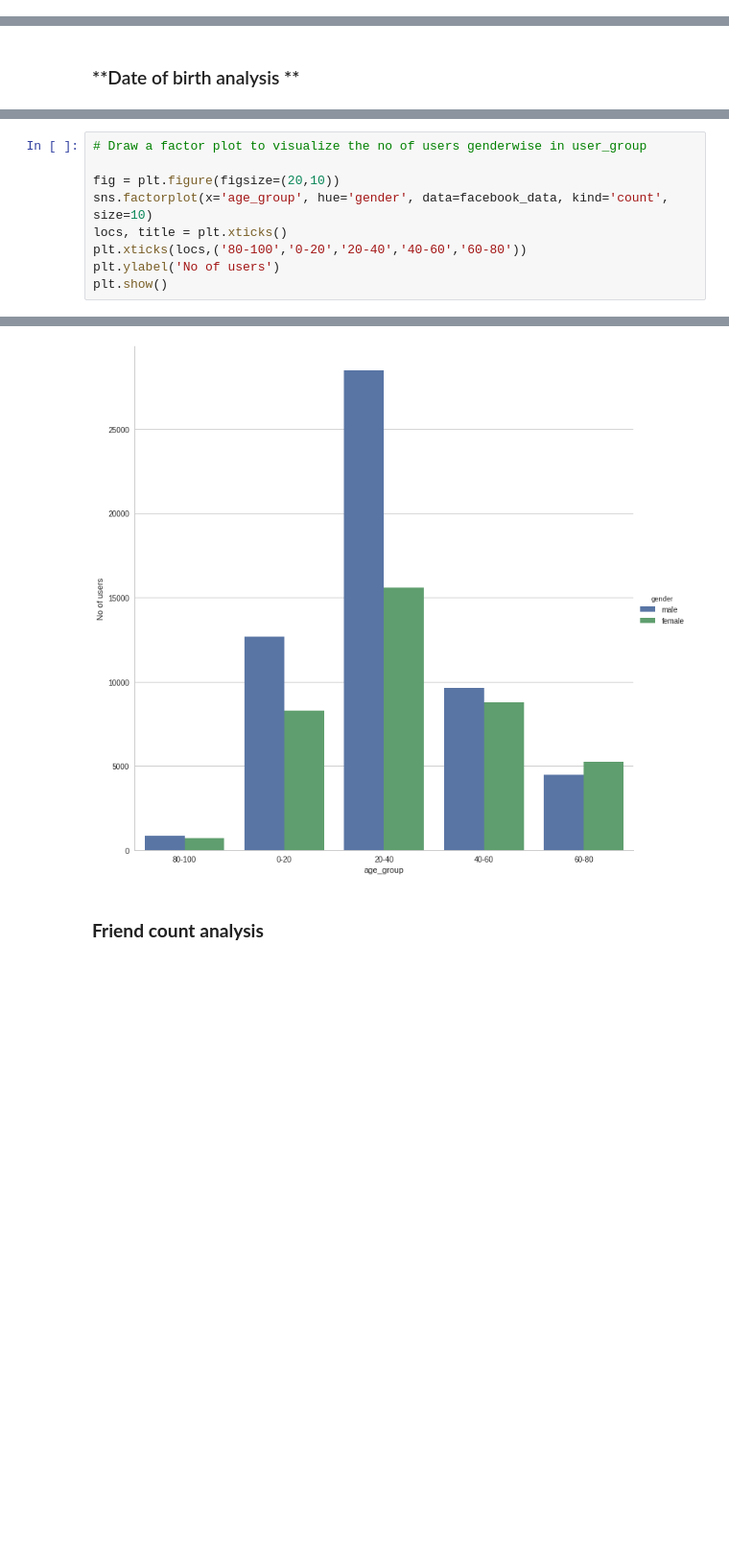
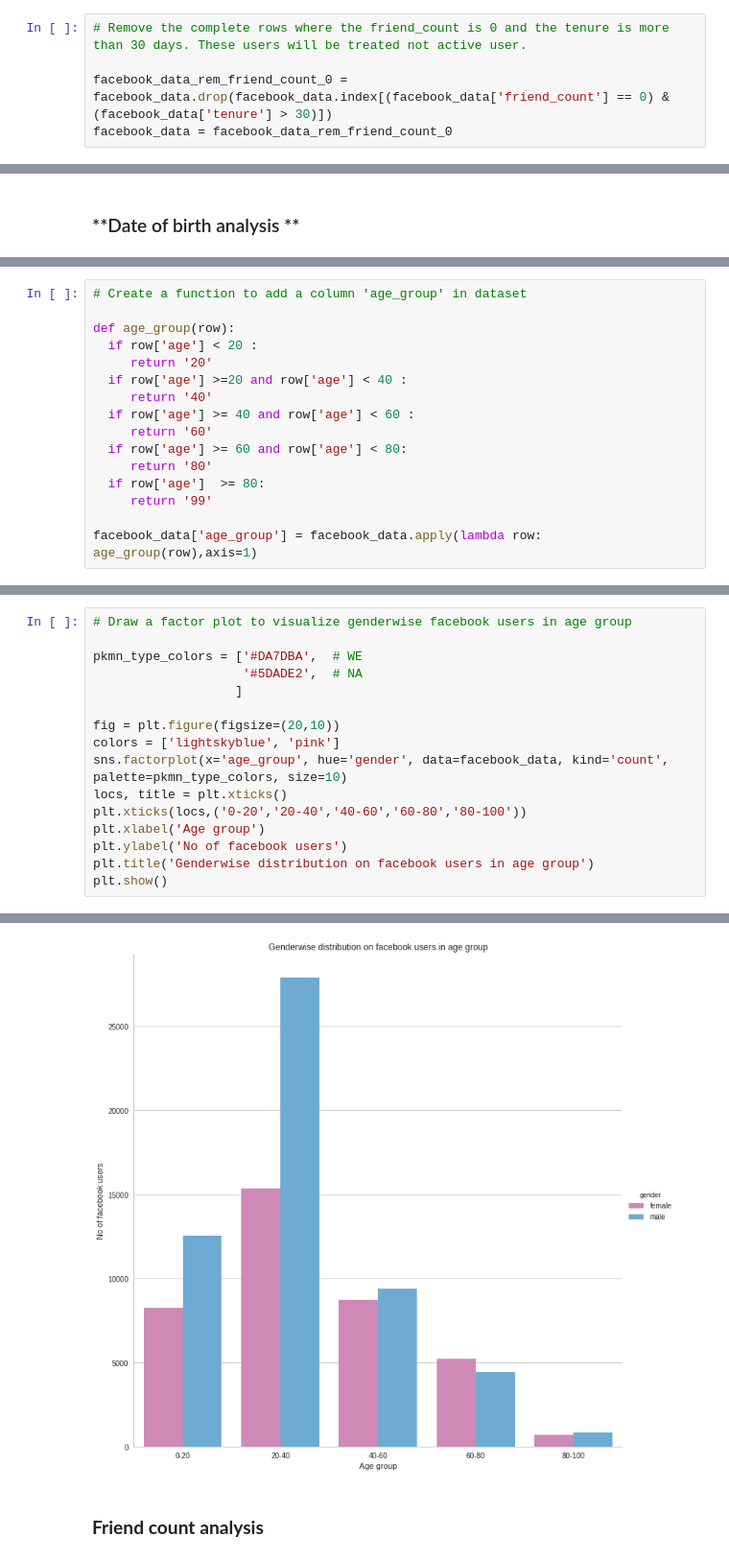
Before and after one commit to novamit/hello-world, a Jupyter notebook: Facebook_Data_Sumit.ipynb, the cells around one changed output, grey strips where cells are left out. Shown at 96% size. Cells and saved outputs as stored; diff of their text form; blank space fills up the shorter version.

```diff
--- a/Facebook_Data_Sumit.ipynb
+++ b/Facebook_Data_Sumit.ipynb
@@ -109,0 +230,5 @@ facebook_data['tenure'].fillna(facebook_data['tenure'].mean(),inplace=True)
+# %%
+# Remove the complete rows where the friend_count is 0 and the tenure is more than 30 days. These users will be treated not active user.
+
+facebook_data_rem_friend_count_0 = facebook_data.drop(facebook_data.index[(facebook_data['friend_count'] == 0) & (facebook_data['tenure'] > 30)])
+facebook_data = facebook_data_rem_friend_count_0
@@ -182,0 +314,16 @@ facebook_data = facebook_data_remout_age
+# %%
+# Create a function to add a column 'age_group' in dataset
+
+def age_group(row):
+  if row['age'] < 20 :
+     return '20'
+  if row['age'] >=20 and row['age'] < 40 :
+     return '40'
+  if row['age'] >= 40 and row['age'] < 60 :
+     return '60'
+  if row['age'] >= 60 and row['age'] < 80:
+     return '80'
+  if row['age']  >= 80:
+     return '99'
+
+facebook_data['age_group'] = facebook_data.apply(lambda row: age_group(row),axis=1)
@@ -256,14 +378,21 @@ facebook_data.tail()
 # %%
-# Draw a factor plot to visualize the no of users genderwise in user_group
+# Draw a factor plot to visualize genderwise facebook users in age group
+
+pkmn_type_colors = ['#DA7DBA',  # WE
+                    '#5DADE2',  # NA
+                   ]
 
 fig = plt.figure(figsize=(20,10))
-sns.factorplot(x='age_group', hue='gender', data=facebook_data, kind='count', size=10)
+colors = ['lightskyblue', 'pink']
+sns.factorplot(x='age_group', hue='gender', data=facebook_data, kind='count', palette=pkmn_type_colors, size=10)
 locs, title = plt.xticks()
-plt.xticks(locs,('80-100','0-20','20-40','40-60','60-80'))
-plt.ylabel('No of users')
+plt.xticks(locs,('0-20','20-40','40-60','60-80','80-100'))
+plt.xlabel('Age group')
+plt.ylabel('No of facebook users')
+plt.title('Genderwise distribution on facebook users in age group')
 plt.show()
 # %% [output]
 <matplotlib.figure.Figure at 0x...>
-[figure, old version]
+[figure, new version]
 # %% [markdown]
 ### **Friend count analysis**
```
Also changed, not shown: parts of 82 cells of this notebook.
